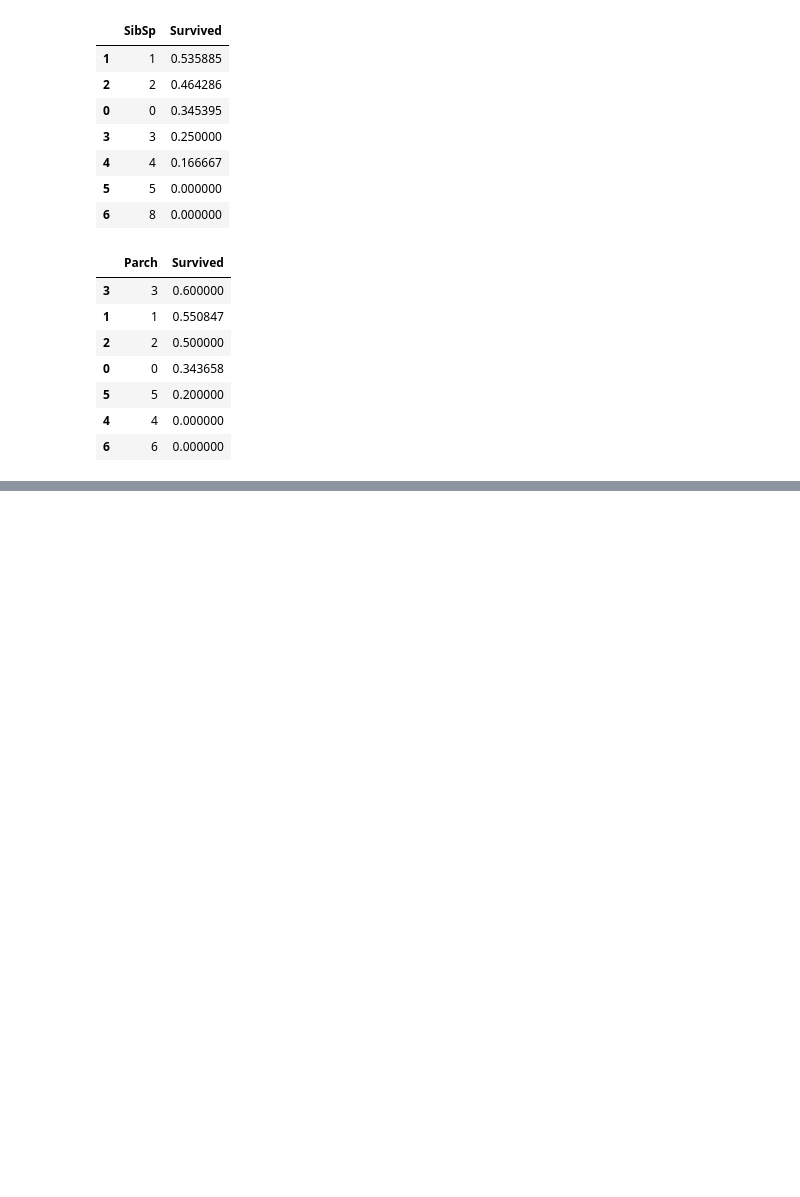
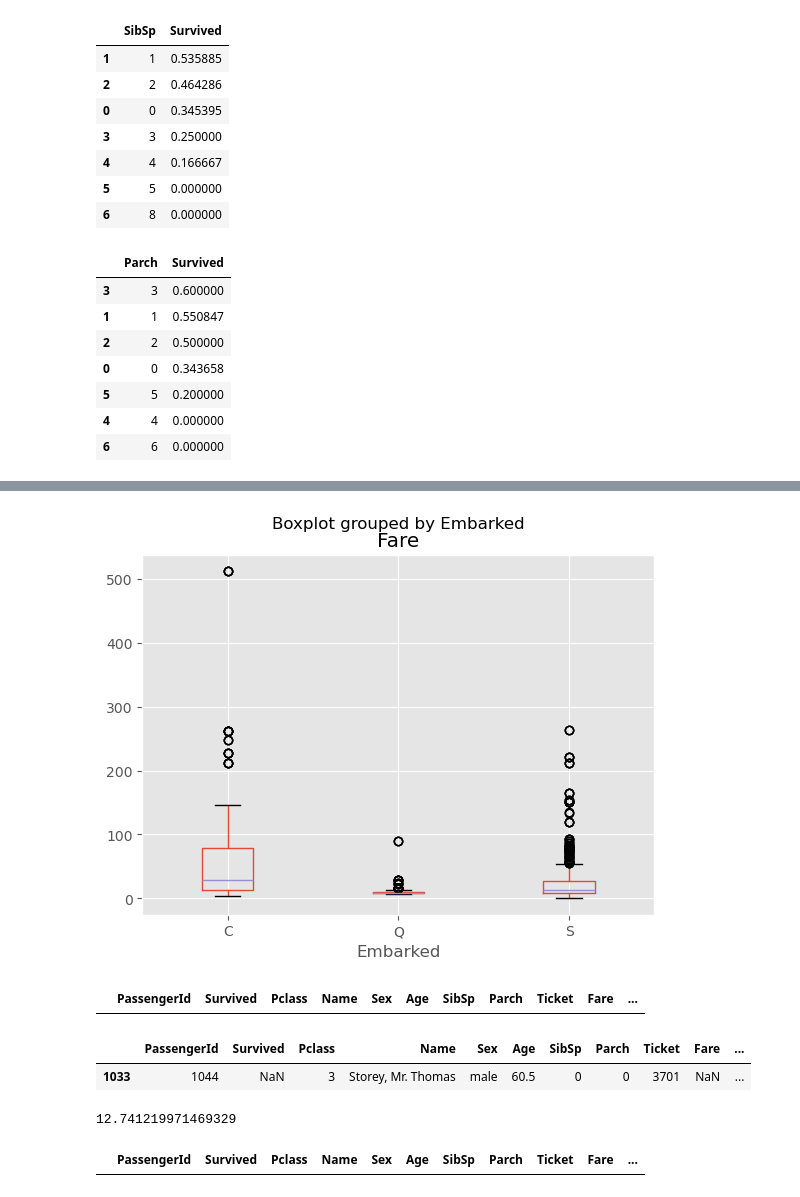
Before and after one commit to Rasittekin18/Data_Science, a Jupyter notebook: Titanic Project/Titanic_Project.ipynb, the cells around one changed output, grey strips where cells are left out. Drawn from its saved outputs; the diff is of its cells as text; code cells hidden in the pictures; blank space fills up the shorter version.

```diff
--- a/Titanic Project/Titanic_Project.ipynb
+++ b/Titanic Project/Titanic_Project.ipynb
@@ -294,0 +330,22 @@ train_df[["Parch","Survived"]].groupby(["Parch"], as_index = False).mean().sort_
+# %%
+def detect_outliers(df,features):
+    outlier_indices = []
+
+    for c in features:
+        # 1st quartile
+        Q1 = np.percentile(df[c],25)
+        # 3rd quartile
+        Q3 = np.percentile(df[c],75)
+        # IQR
+        IQR = Q3 - Q1
+        # Outlier step
+        outlier_step = IQR * 1.5
+        # detect outlier and their indeces
+        outlier_list_col = df[(df[c] < Q1 - outlier_step) | (df[c] > Q3 + outlier_step)].index
+        # store indeces
+        outlier_indices.extend(outlier_list_col)
+
+    outlier_indices = Counter(outlier_indices) # bununla hangi yolcu birden fazla outlier içeriyor ya da kaç tane outlier içeriyor onu öğrenebilirim.
+    multiple_outliers = list(i for i, v in outlier_indices.items() if v > 2)
+
+    return multiple_outliers
@@ -294,0 +378,5 @@ train_df[["Parch","Survived"]].groupby(["Parch"], as_index = False).mean().sort_
+# %%
+# drop outliers
+train_df = train_df.drop(detect_outliers(train_df,["Age","SibSp","Parch","Fare"]),axis = 0).reset_index(drop = True)
+# axis=0 ile satırları sildik ve outlierları  drop ettik
+# indexleri de resetledik
@@ -294,0 +390,3 @@ train_df[["Parch","Survived"]].groupby(["Parch"], as_index = False).mean().sort_
+# %%
+train_df_len = len(train_df) # uzunluğunu kaydettik kullanıcaz
+train_df = pd.concat([train_df,test_df],axis = 0).reset_index(drop = True)
@@ -294,0 +441,20 @@ train_df[["Parch","Survived"]].groupby(["Parch"], as_index = False).mean().sort_
+# %%
+train_df.boxplot(column="Fare",by = "Embarked")
+plt.show()
+# q 3.sınıf s 2.sınıf c 1.sınıf gibi duruyor  . Parasında göre sınıfını bulmaya çalışıoruz
+# %% [output]
+[figure, added]
+# %%
+train_df["Embarked"] = train_df["Embarked"].fillna("C") # boş olanları c ile doldurduk
+train_df[train_df["Embarked"].isnull()] # herhangi bir boş alan kalmadı
+# %% [output]
+|  | PassengerId | Survived | Pclass | Name | Sex | Age | SibSp | Parch | Ticket | Fare | ... |
+# %%
+train_df[train_df["Fare"].isnull()]
+# %% [output]
+|  | PassengerId | Survived | Pclass | Name | Sex | Age | SibSp | Parch | Ticket | Fare | ... |
+| 1033 | 1044 | NaN | 3 | Storey, Mr. Thomas | male | 60.5 | 0 | 0 | 3701 | NaN | ... |
+# %%
+np.mean(train_df[train_df["Pclass"]==3]["Fare"])
+# %% [output]
+12.741219971469329
@@ -294,0 +463,4 @@ train_df[["Parch","Survived"]].groupby(["Parch"], as_index = False).mean().sort_
+# %%
+train_df[train_df["Fare"].isnull()]
+# %% [output]
+|  | PassengerId | Survived | Pclass | Name | Sex | Age | SibSp | Parch | Ticket | Fare | ... |
```
Also changed, not shown: parts of 22 cells of this notebook.
